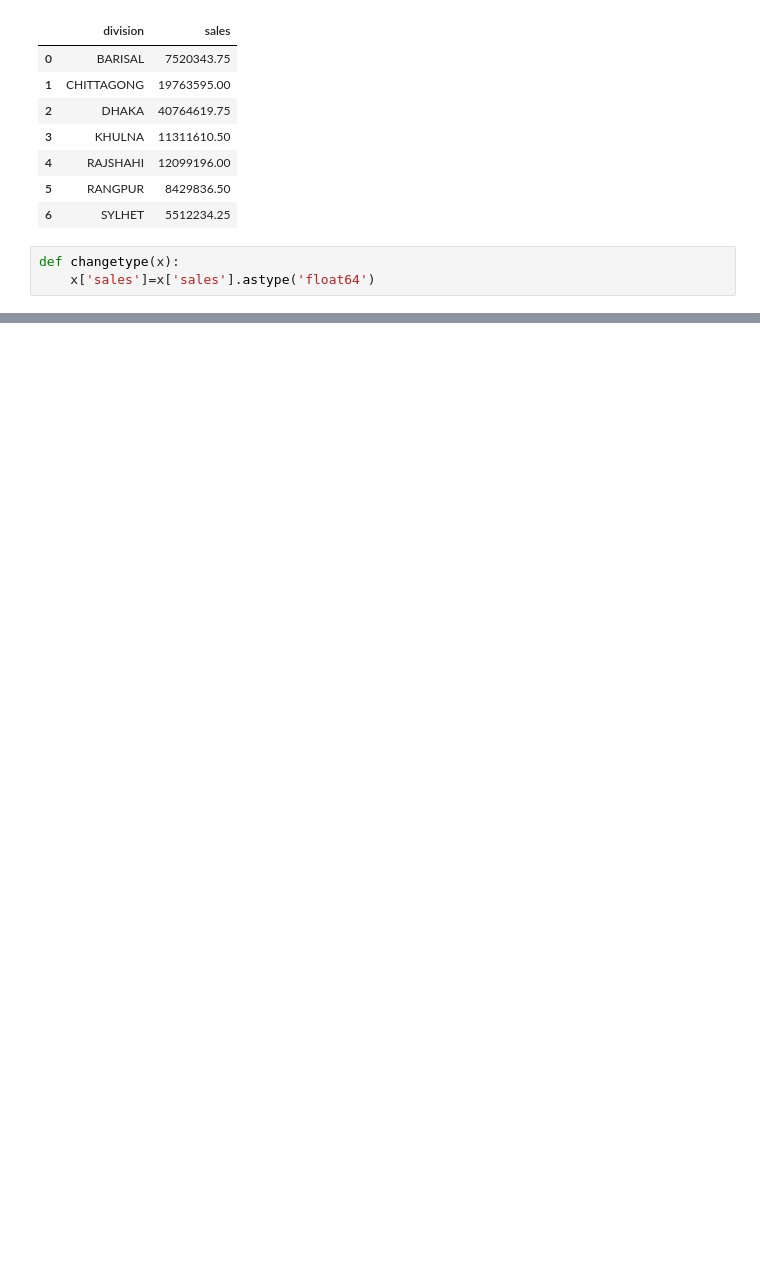
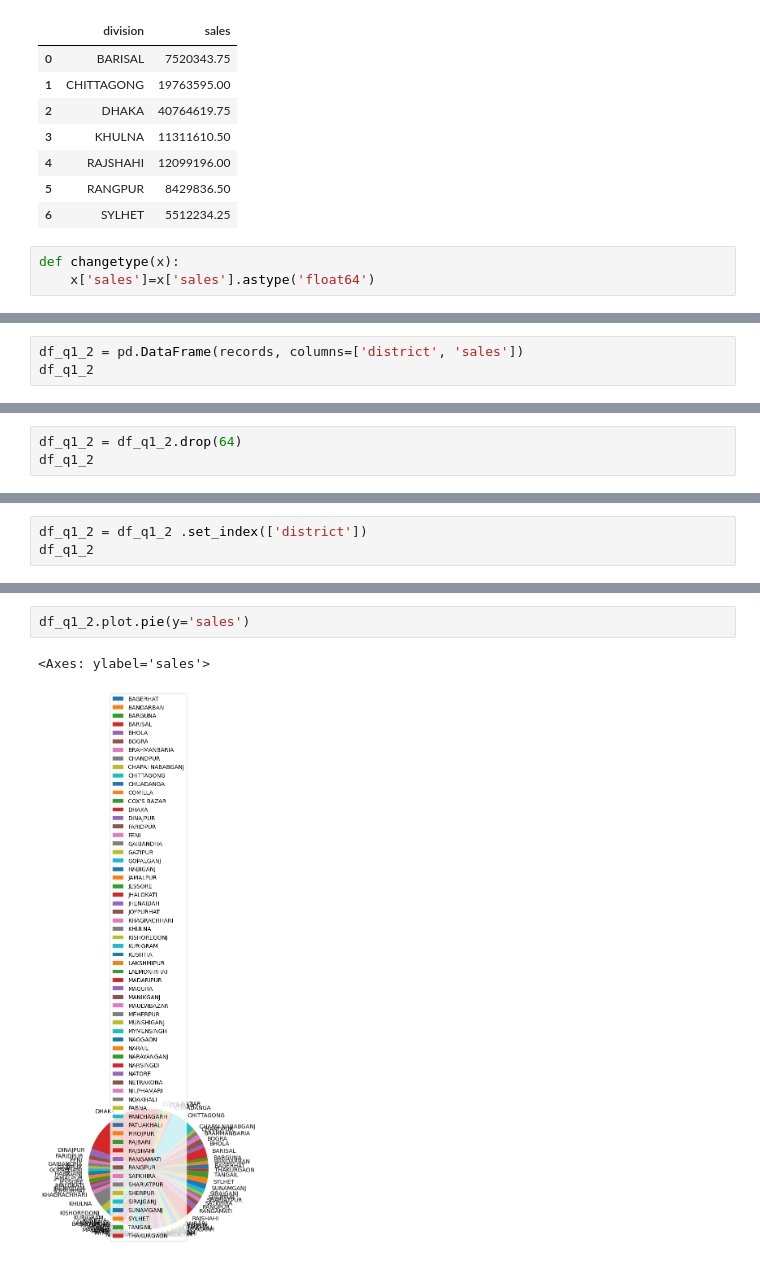
Before and after one commit to esrdlab-vinternship/HDA-Buet-vtraining-23, a Jupyter notebook: notebook/analytics/Olap.ipynb, the cells around one changed output, grey strips where cells are left out. Drawn from its saved outputs; the diff is of its cells as text; blank space fills up the shorter version.

```diff
--- a/notebook/analytics/Olap.ipynb
+++ b/notebook/analytics/Olap.ipynb
@@ -179 +189,4 @@ records
  (None, Decimal('105401435.75'))]
+# %%
+df_q1_2 = pd.DataFrame(records, columns=['district', 'sales'])
+df_q1_2
@@ -179,0 +207,3 @@ records
+# %%
+df_q1_2 = df_q1_2.drop(64)
+df_q1_2
@@ -179,0 +241,3 @@ records
+# %%
+df_q1_2 = df_q1_2 .set_index(['district'])
+df_q1_2
@@ -179,0 +259,5 @@ records
+# %%
+df_q1_2.plot.pie(y='sales')
+# %% [output]
+<Axes: ylabel='sales'>
+[figure, added]
```
Also changed, not shown: parts of 66 cells of this notebook.
